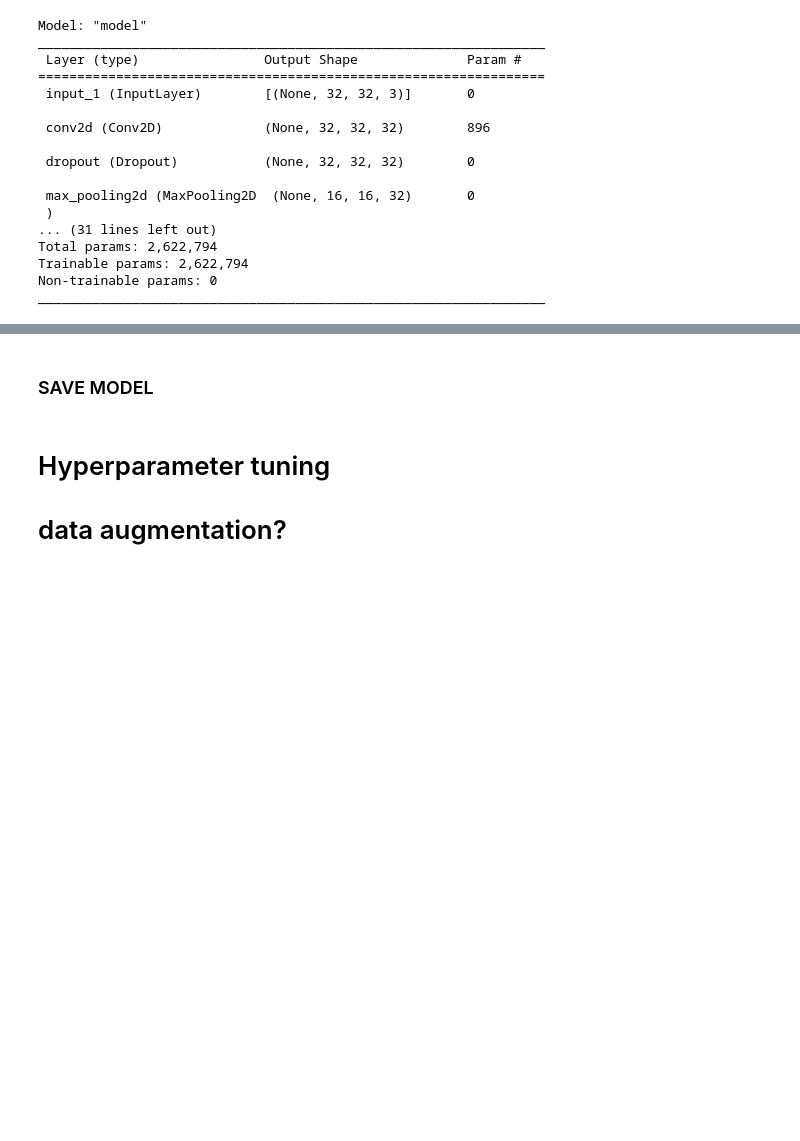
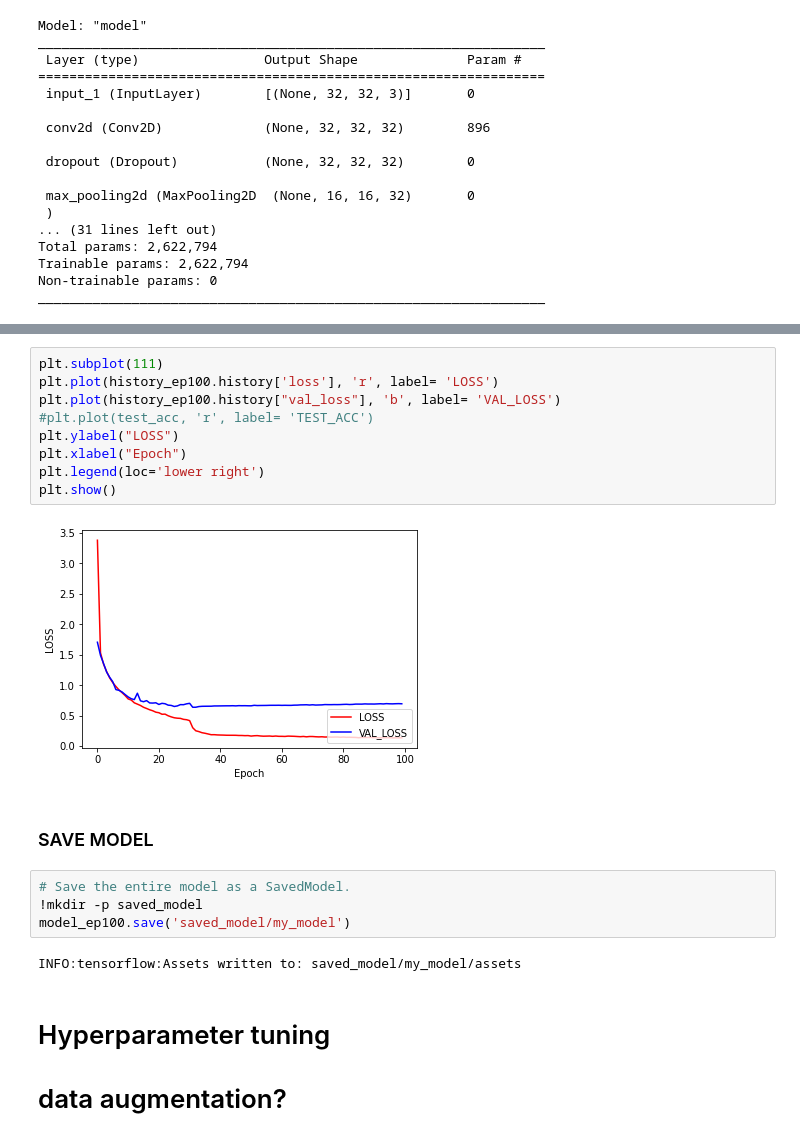
Before and after one commit to JaiswalFelipe/ITNPAI1_Assignment, a Jupyter notebook: ImageClassification.ipynb, the cells around one changed output, grey strips where cells are left out. Saved outputs shown, nothing was run; the diff lists cells and outputs as text; blank space fills up the shorter version.

```diff
--- a/ImageClassification.ipynb
+++ b/ImageClassification.ipynb
@@ -237,5 +369,22 @@ plt.show()
+# %%
+plt.subplot(111)
+plt.plot(history_ep100.history['loss'], 'r', label= 'LOSS')
+plt.plot(history_ep100.history["val_loss"], 'b', label= 'VAL_LOSS')
+#plt.plot(test_acc, 'r', label= 'TEST_ACC')
+plt.ylabel("LOSS")
+plt.xlabel("Epoch")
+plt.legend(loc='lower right')
+plt.show()
+# %% [output]
+[figure, added]
 # %% [markdown]
 ### SAVE MODEL
+# %%
+# Save the entire model as a SavedModel.
+!mkdir -p saved_model
+model_ep100.save('saved_model/my_model')
+# %% [output]
+INFO:tensorflow:Assets written to: saved_model/my_model/assets
 # %% [markdown]
 # Hyperparameter tuning
 # data augmentation?
```
Also changed, not shown: parts of 24 cells of this notebook.
